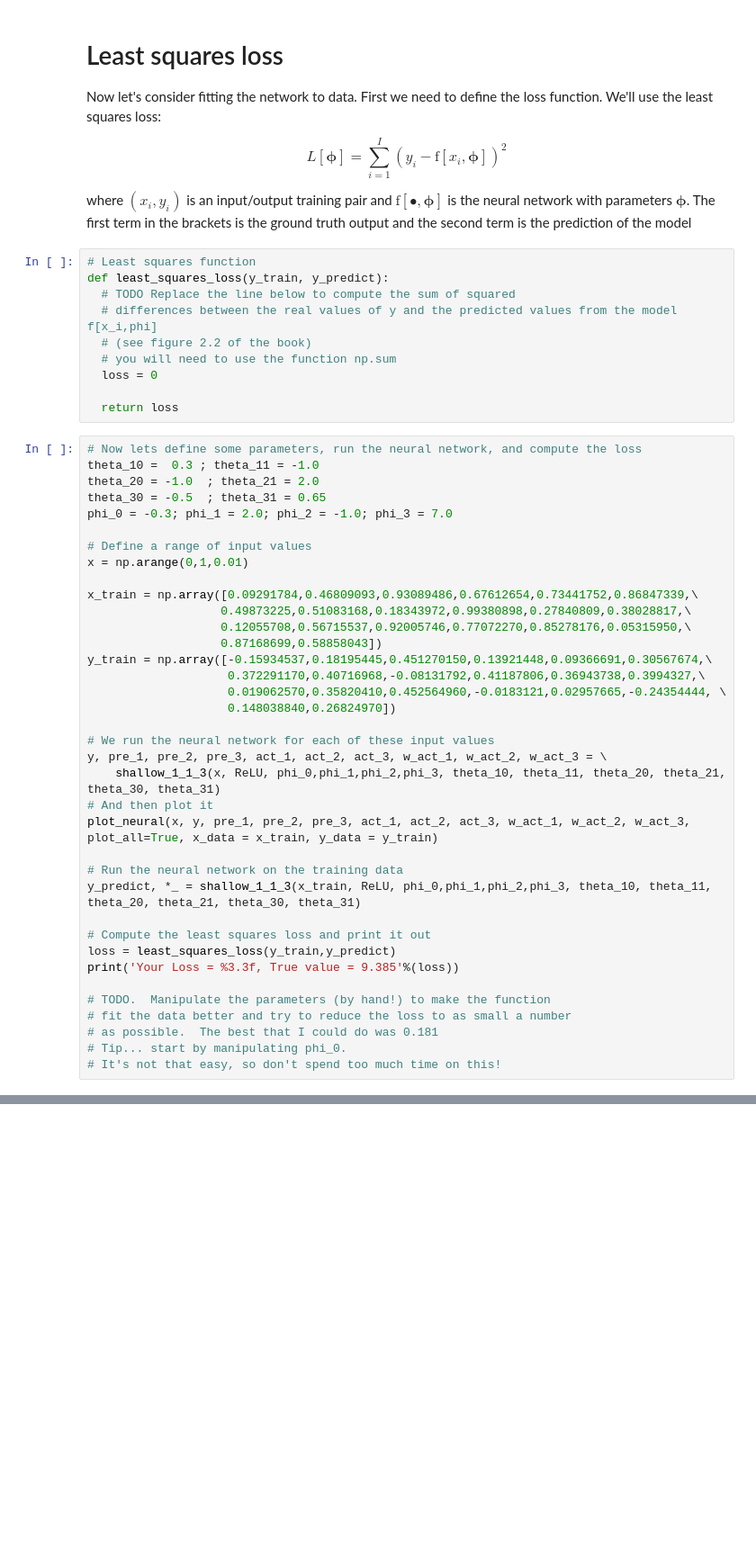
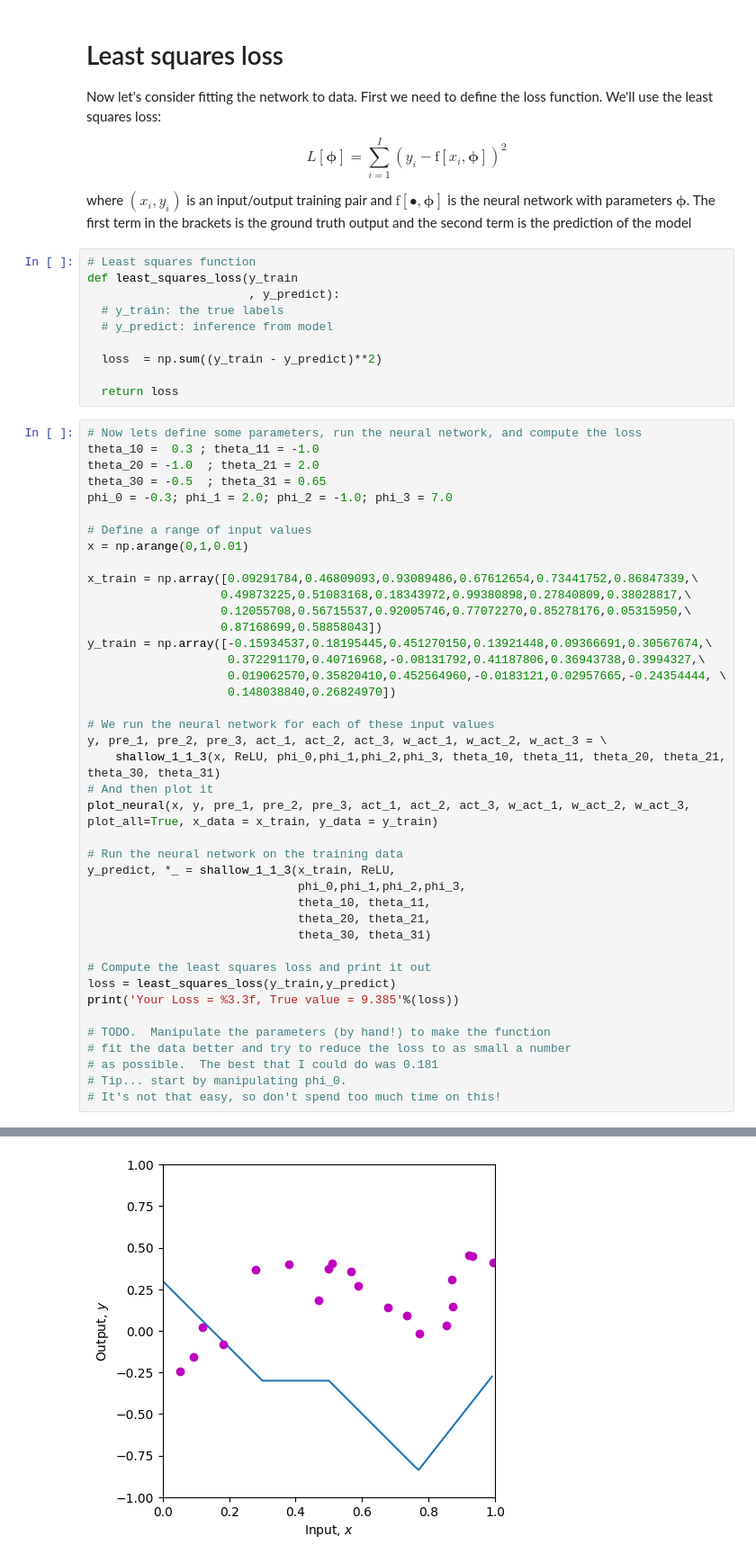
Before and after one commit to ibarrien/deeplearning_prince, a Jupyter notebook: Notebooks/Chap03/3_1_Shallow_Networks_I.ipynb, the cells around one changed output, grey strips where cells are left out. Shown at 90% size. Saved outputs shown, nothing was run; the diff lists cells and outputs as text; blank space fills up the shorter version.

```diff
--- a/Notebooks/Chap03/3_1_Shallow_Networks_I.ipynb
+++ b/Notebooks/Chap03/3_1_Shallow_Networks_I.ipynb
@@ -180,16 +180,16 @@ L[\boldsymbol\phi] = \sum_{i=1}^{I}(y_{i}-\text{f}[x_{i},\boldsymbol\phi])^2
 \end{equation}
 
 where $(x_i,y_i)$ is an input/output training pair and $\text{f}[\bullet,\boldsymbol\phi]$ is the neural network with parameters $\boldsymbol\phi$.  The first term in the brackets is the ground truth output and the second term is the prediction of the model
-# %%
-# Least squares function
-def least_squares_loss(y_train, y_predict):
-  # TODO Replace the line below to compute the sum of squared
-  # differences between the real values of y and the predicted values from the model f[x_i,phi]
-  # (see figure 2.2 of the book)
-  # you will need to use the function np.sum
-  loss = 0
-
-  return loss
+# %%
+# Least squares function
+def least_squares_loss(y_train
+                       , y_predict):
+  # y_train: the true labels
+  # y_predict: inference from model
+
+  loss  = np.sum((y_train - y_predict)**2)
+
+  return loss
 # %%
 # Now lets define some parameters, run the neural network, and compute the loss
 theta_10 =  0.3 ; theta_11 = -1.0
@@ -216,7 +216,11 @@ y, pre_1, pre_2, pre_3, act_1, act_2, act_3, w_act_1, w_act_2, w_act_3 = \
 plot_neural(x, y, pre_1, pre_2, pre_3, act_1, act_2, act_3, w_act_1, w_act_2, w_act_3, plot_all=True, x_data = x_train, y_data = y_train)
 
 # Run the neural network on the training data
-y_predict, *_ = shallow_1_1_3(x_train, ReLU, phi_0,phi_1,phi_2,phi_3, theta_10, theta_11, theta_20, theta_21, theta_30, theta_31)
+y_predict, *_ = shallow_1_1_3(x_train, ReLU,
+                              phi_0,phi_1,phi_2,phi_3,
+                              theta_10, theta_11,
+                              theta_20, theta_21,
+                              theta_30, theta_31)
 
 # Compute the least squares loss and print it out
 loss = least_squares_loss(y_train,y_predict)
@@ -227,3 +231,4 @@ print('Your Loss = %3.3f, True value = 9.385'%(loss))
 # as possible.  The best that I could do was 0.181
 # Tip... start by manipulating phi_0.
 # It's not that easy, so don't spend too much time on this!
+# %% [output]
@@ -229,0 +236 @@ print('Your Loss = %3.3f, True value = 9.385'%(loss))
+[figure, added]
```
Also changed, not shown: parts of 1 cell of this notebook.
